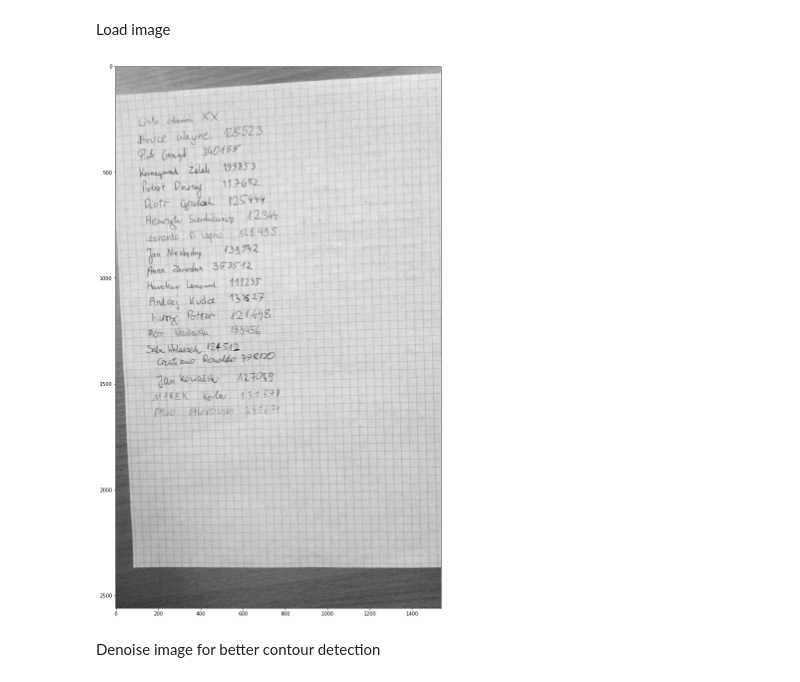
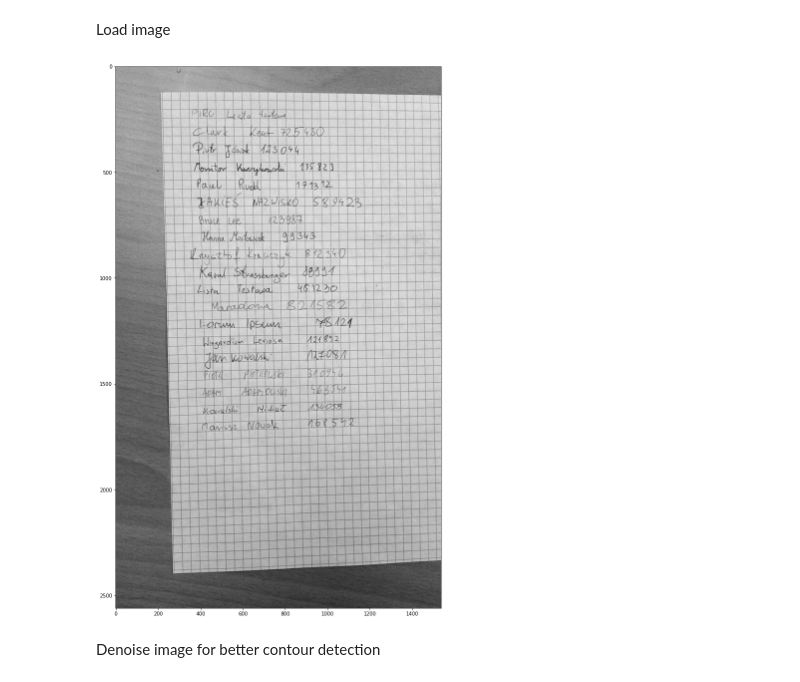
Before and after one commit to PUT-II/Computer-Vision-Project-2, a Jupyter notebook: test_notebooks/straighten_page.ipynb, the cells around one changed output. Cells and saved outputs as stored; diff of their text form; code cells hidden in the pictures.

```diff
--- a/test_notebooks/straighten_page.ipynb
+++ b/test_notebooks/straighten_page.ipynb
@@ -13,13 +33,13 @@ from matplotlib import pyplot as plt
 # %% [markdown]
 Load image
 # %%
-image_orig = cv.imread('../data/img_13.jpg', cv.IMREAD_GRAYSCALE)
+image_orig = cv.imread('../data/13.png', cv.IMREAD_GRAYSCALE)
 
 plt.figure(figsize=(20, 20))
 plt.imshow(image_orig, cmap='gray')
 plt.show()
 # %% [output]
-[figure, old version]
+[figure, new version]
 # %% [markdown]
 Denoise image for better contour detection
 # %%
```
Also changed, not shown: parts of 5 cells of this notebook, 4 other files.
